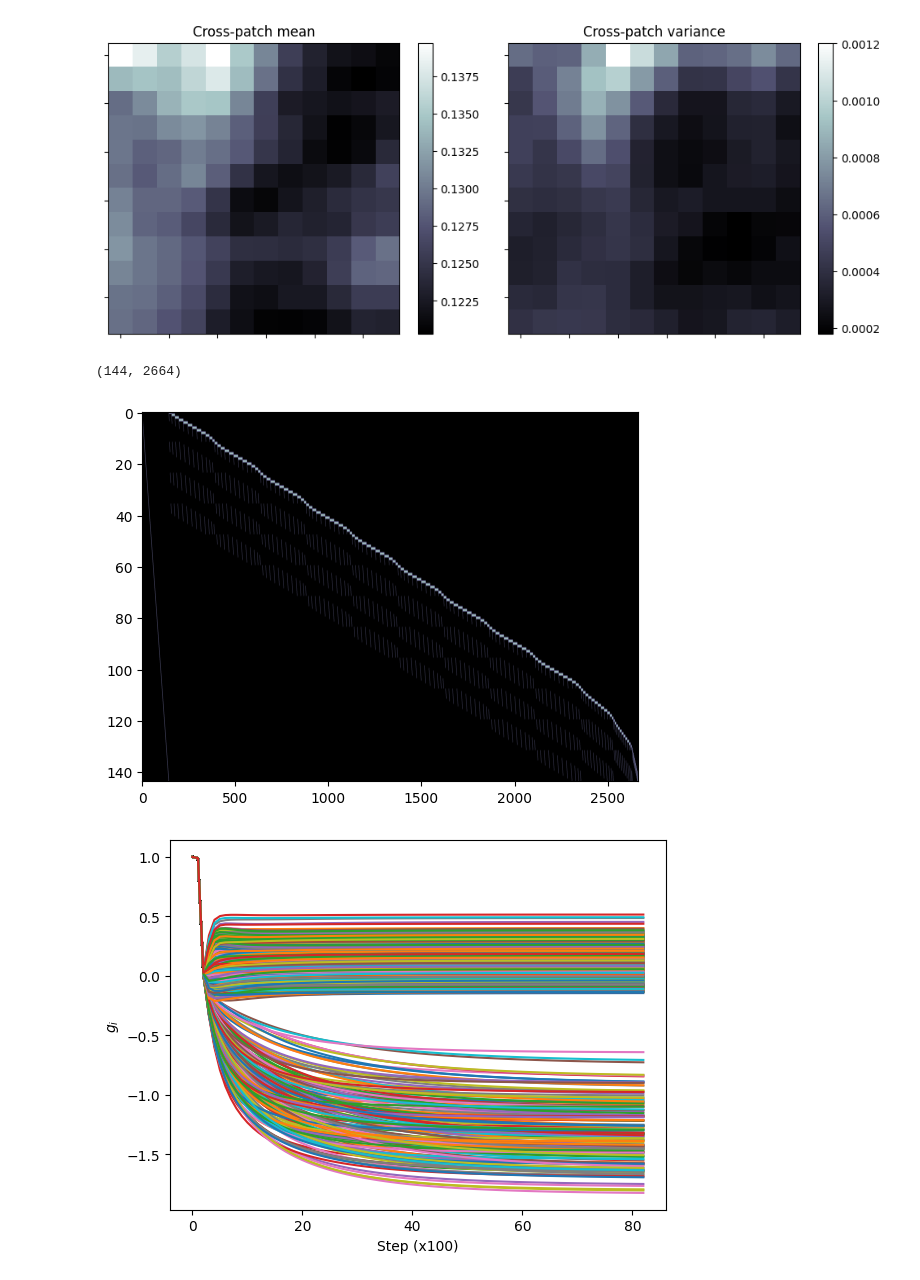
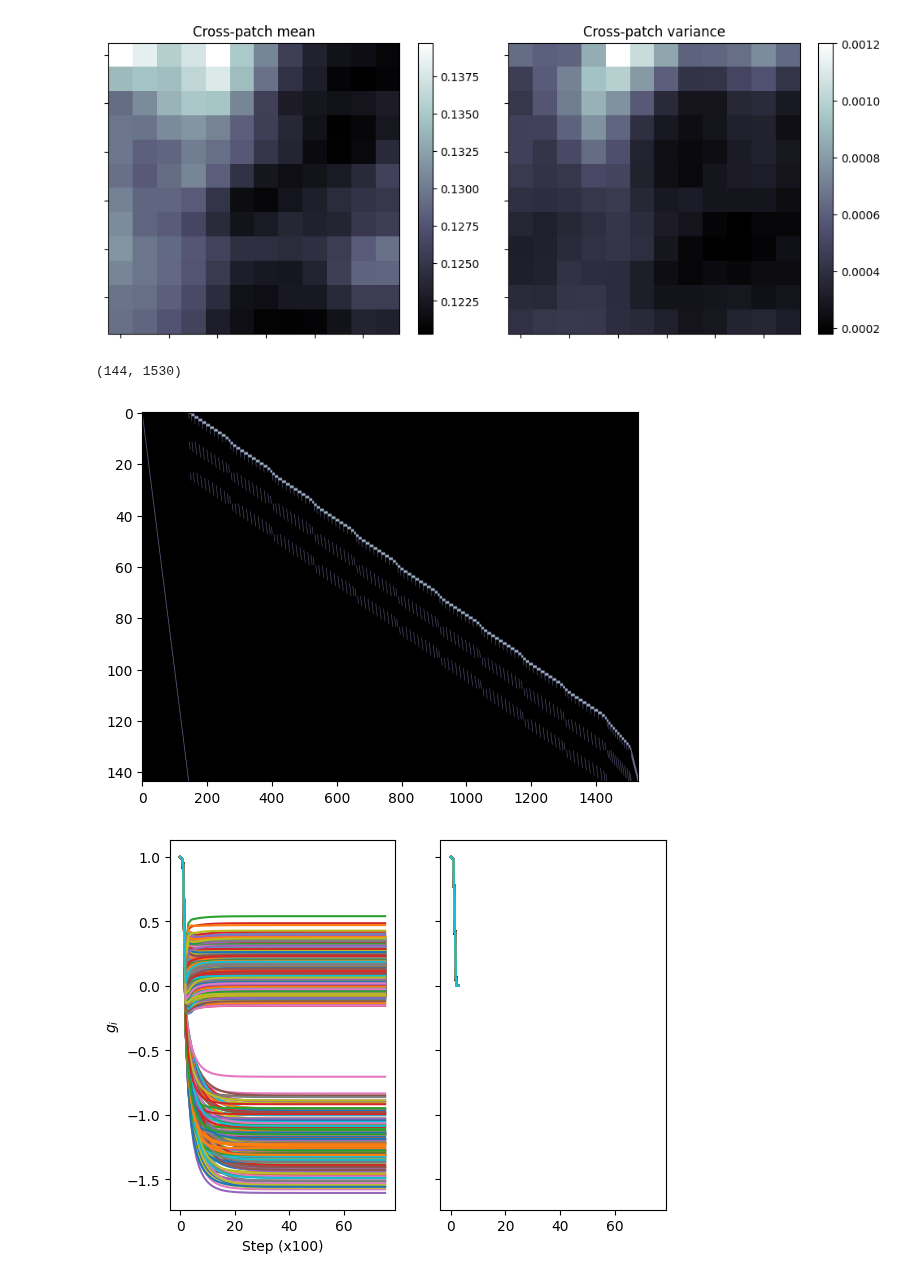
Before and after one commit to lyndond/frame_whitening, a Jupyter notebook: figures/conv2d.ipynb, the cells around one changed output. Saved outputs shown, nothing was run; the diff lists cells and outputs as text; code cells hidden in the pictures.

```diff
--- a/figures/conv2d.ipynb
+++ b/figures/conv2d.ipynb
@@ -71,13 +70,13 @@ l12 = 1/np.sqrt(ll)
 Mw = V @ np.diag(l12) @ V.T
 # %%
 n_batch = 2**11
-conv_h, conv_w = 4, 4
+conv_h, conv_w = 3, 3
 W = fw.get_conv_frame(patch_h, patch_w, conv_h, conv_w)
 print(W.shape)
 plt.imshow(W, cmap="bone", aspect="auto")
 step_skip = 100
-g_last_clamp, g_all_clamp, _, _ = fws.simulate(
-                                        cholesky_list=[np.linalg.cholesky(Cxx)],
+g_last_clamp, g_all_clamp, _, _ = fws.adapt_covariance(
+                                        Cxx_list=[Cxx],
                                         W=W,
                                         batch_size=-1,
                                         n_batch=n_batch,
@@ -89,12 +88,12 @@ g_last_clamp, g_all_clamp, _, _ = fws.simulate(
                                         save_every=step_skip,
                                     )
 
-g_last, g_all, _, _ = fws.simulate(
-                                cholesky_list=[np.linalg.cholesky(Cxx)],
+g_last, g_all, _, _ = fws.adapt_covariance(
+                                Cxx_list=[Cxx],
                                 W=W,
                                 batch_size=-1,
                                 n_batch=4*n_batch,
-                                lr_g=1E-2,
+                                lr_g=2E-2,
                                 g0=None,
                                 online=False,
                                 clamp=False,
@@ -102,14 +101,16 @@ g_last, g_all, _, _ = fws.simulate(
                                 save_every=step_skip,
                             )
 # %% [output]
-(144, 2664)
+(144, 1530)
-[figure, old version]
+[figure, new version]
 # %%
-fig, ax = plt.subplots(1, 1)
-ax.plot(g_all)
-ax.set(xlabel=f"Step (x{step_skip})", ylabel=r"$g_i$");
+fig, ax = plt.subplots(1, 2, sharex="all", sharey="all")
+ax[0].plot(g_all)
+ax[1].plot(g_all_clamp)
+
+ax[0].set(xlabel=f"Step (x{step_skip})", ylabel=r"$g_i$");
 # %% [output]
-[figure, old version]
+[figure, new version]
 # %%
 WGW = W @ (g_last[0][:,None] * W.T)
 Ixx = np.eye(patch_h * patch_w)
```
Also changed, not shown: parts of 4 cells of this notebook, 6 other files.
